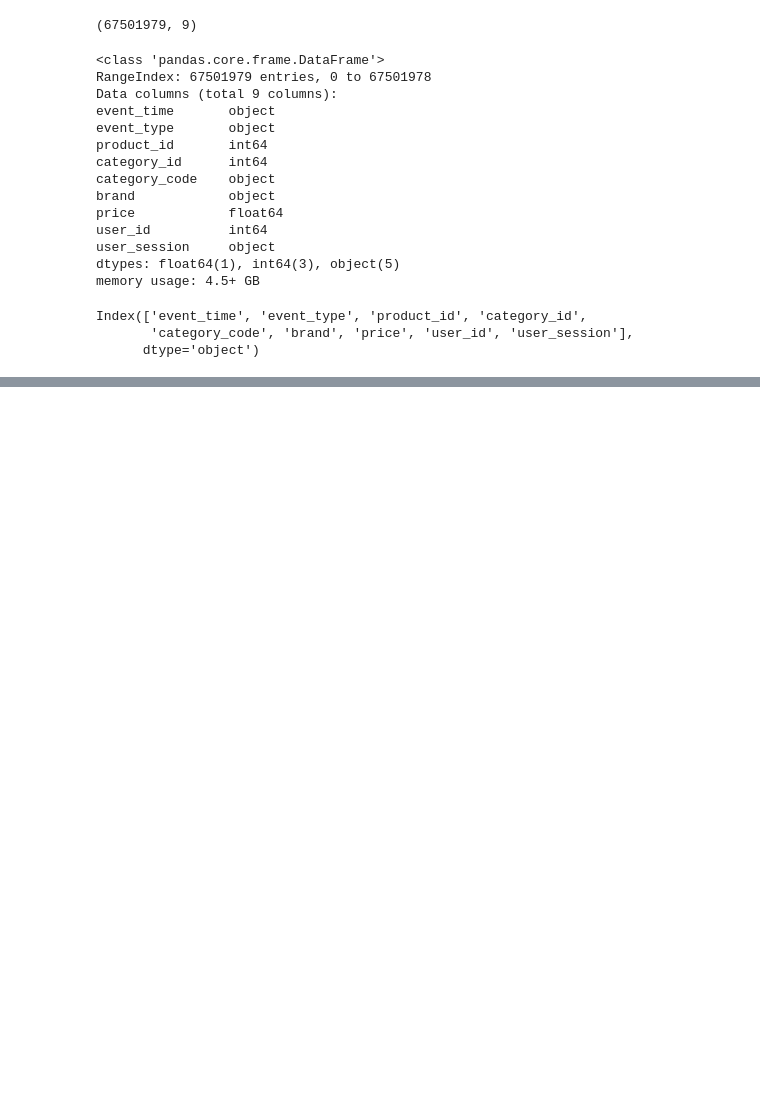
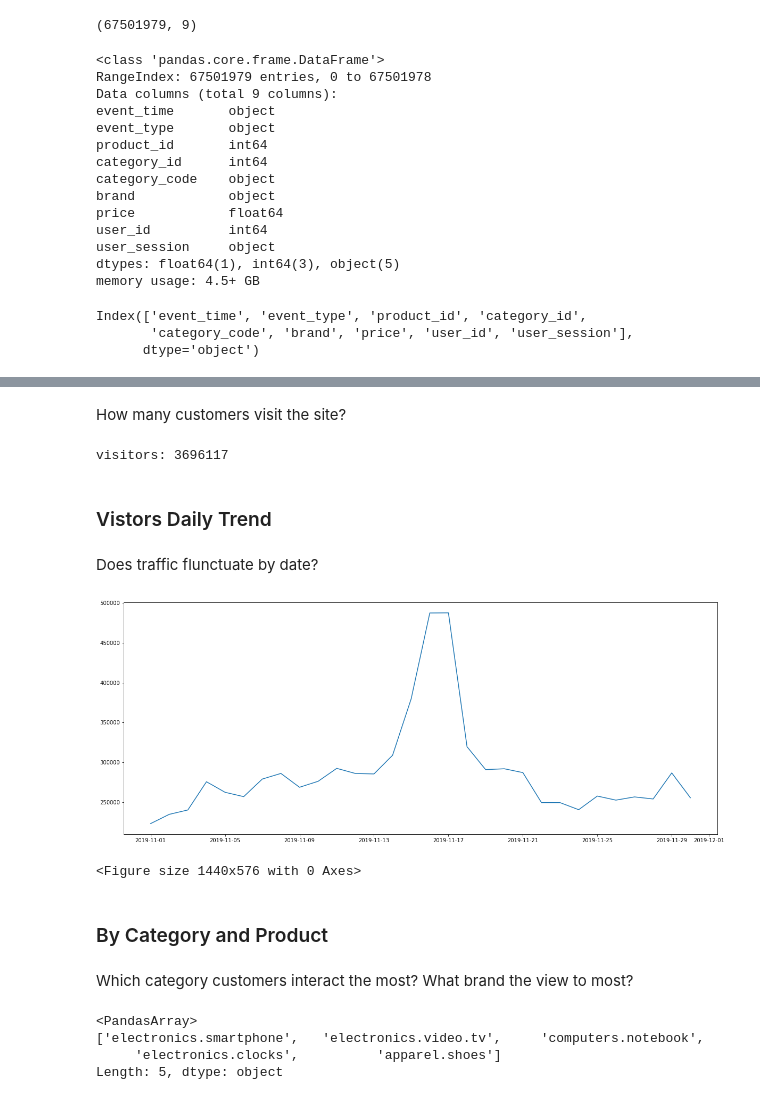
Before and after one commit to andypwyu/eCommerce-behavior, a Jupyter notebook: eCommerce behavior data from multi category store.ipynb, the cells around one changed output, grey strips where cells are left out. Drawn from its saved outputs; the diff is of its cells as text; code cells hidden in the pictures; blank space fills up the shorter version.

Commit message:
feat: add EDA for business questions
Answer business questions by slicing and dicing the data. The insight will be summarized into the post.

```diff
--- a/eCommerce behavior data from multi category store.ipynb
+++ b/eCommerce behavior data from multi category store.ipynb
@@ -42,0 +48,40 @@ Index(['event_time', 'event_type', 'product_id', 'category_id',
+# %% [markdown]
+How many customers visit the site?
+# %%
+visitor = data['user_id'].nunique()
+print ("visitors: {}".format(visitor))
+# %% [output]
+visitors: 3696117
+# %% [markdown]
+### Vistors Daily Trend
+# %% [markdown]
+Does traffic flunctuate by date?
+# %%
+data['event_date'] = data['event_time'].apply(lambda s: str(s)[0:10])
+#data.head()
+
+visitor_by_date = data[['event_date','user_id']].drop_duplicates().groupby(['event_date'])['user_id'].agg(['count']).sort_values(by=['event_date'], ascending=True)
+#visitor_by_date
+# %%
+x = pd.Series(visitor_by_date.index.values).apply(lambda s: datetime.strptime(s, '%Y-%m-%d').date())
+y = visitor_by_date['count']
+plt.rcParams['figure.figsize'] = (20,8)
+
+plt.plot(x,y)
+plt.show()
+plt.savefig('Vistors_Daily_Trend.png')
+# %% [output]
+[figure, added]
+<Figure size 1440x576 with 0 Axes>
+# %% [markdown]
+### By Category and Product
+# %% [markdown]
+Which category customers interact the most? What brand the view to most?
+# %%
+top_category = data['category_code'].value_counts()[:5].sort_values(ascending=False)
+top_category.index.array
+# %% [output]
+<PandasArray>
+['electronics.smartphone',   'electronics.video.tv',     'computers.notebook',
+     'electronics.clocks',          'apparel.shoes']
+Length: 5, dtype: object
```
Also changed, not shown: parts of 15 cells of this notebook.
